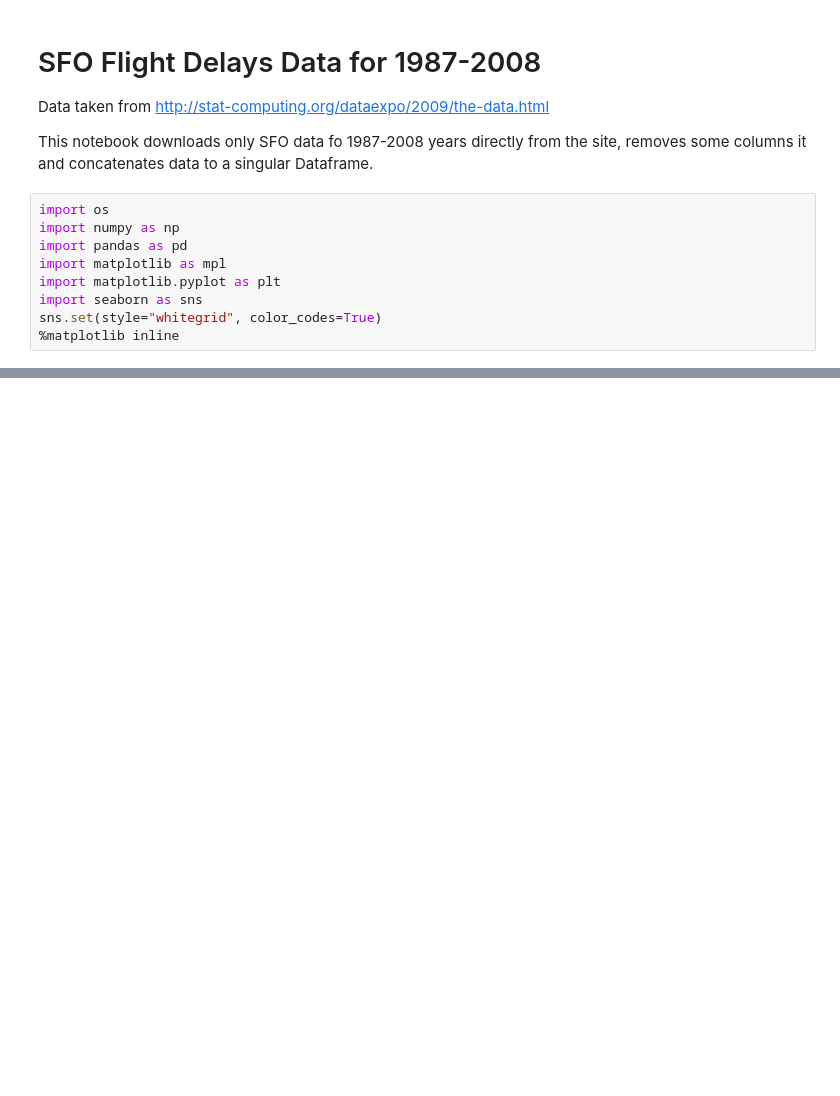
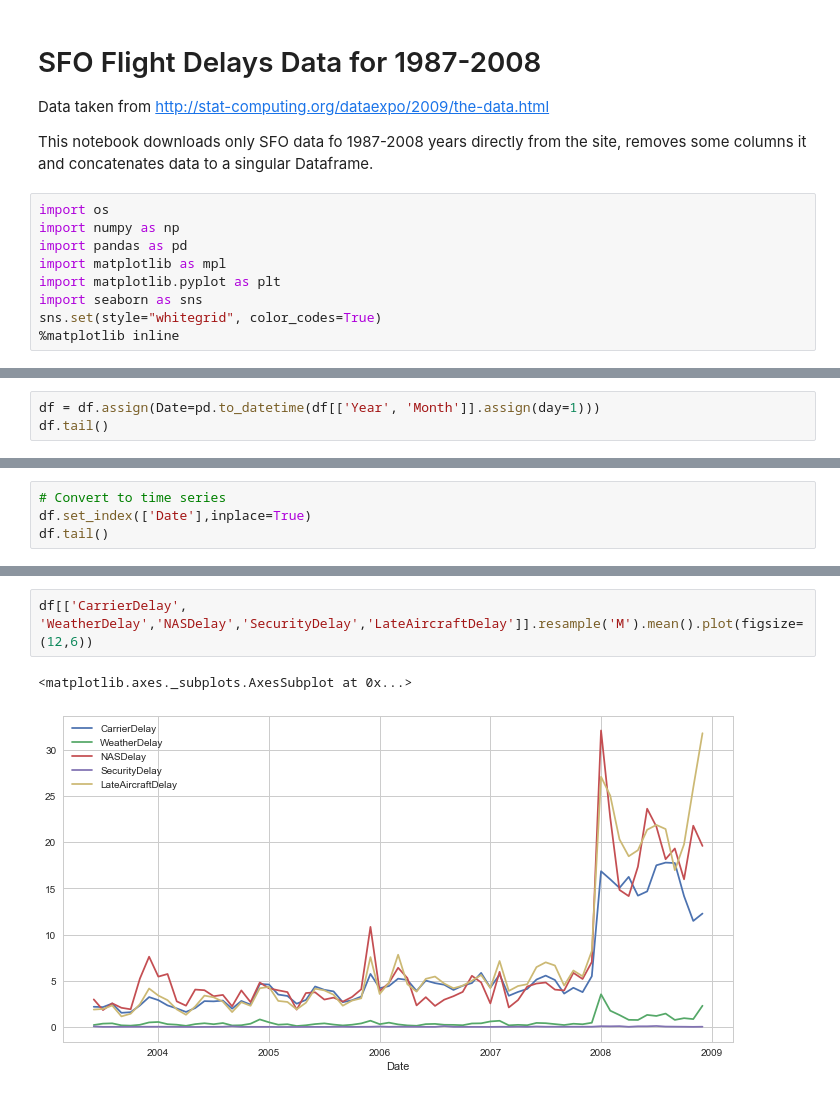
Before and after one commit to ivbsoftware/big-data-final, a Jupyter notebook: notebooks/igorb-all-flights-playground.ipynb, the cells around one changed output, grey strips where cells are left out. Saved outputs shown, nothing was run; the diff lists cells and outputs as text; blank space fills up the shorter version.

```diff
--- a/notebooks/igorb-all-flights-playground.ipynb
+++ b/notebooks/igorb-all-flights-playground.ipynb
@@ -65,0 +52,3 @@ dtype: int64
+# %%
+df = df.assign(Date=pd.to_datetime(df[['Year', 'Month']].assign(day=1)))
+df.tail()
@@ -65,0 +62,4 @@ dtype: int64
+# %%
+# Convert to time series
+df.set_index(['Date'],inplace=True)
+df.tail()
@@ -65,0 +74,5 @@ dtype: int64
+# %%
+df[['CarrierDelay', 'WeatherDelay','NASDelay','SecurityDelay','LateAircraftDelay']].resample('M').mean().plot(figsize=(12,6))
+# %% [output]
+<matplotlib.axes._subplots.AxesSubplot at 0x...>
+[figure, added]
```
Also changed, not shown: parts of 12 cells of this notebook, 3 other files.
